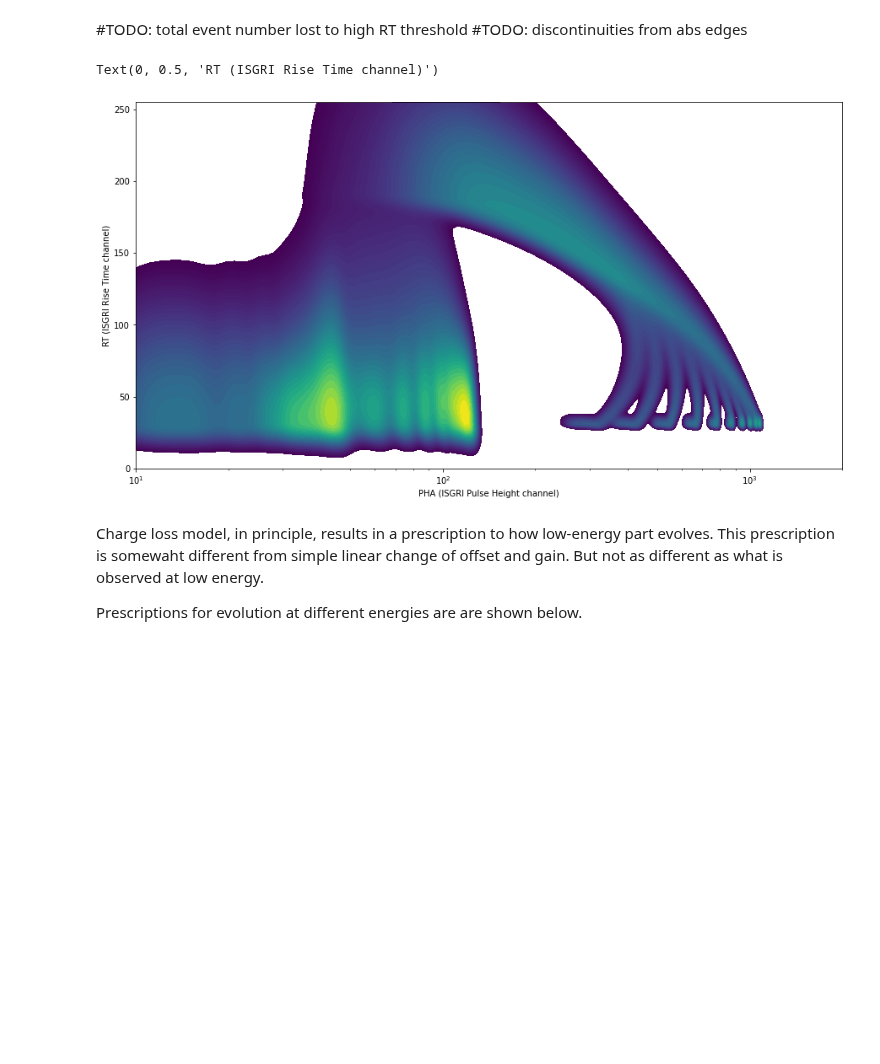
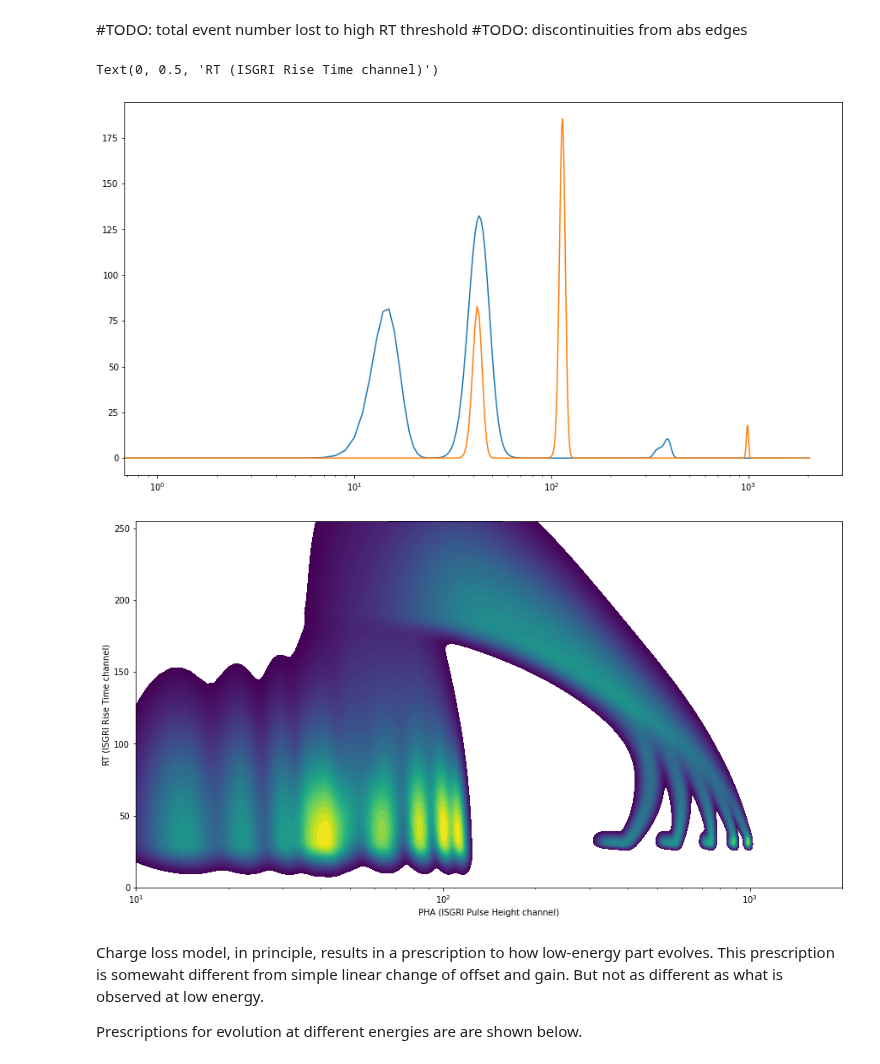
Before and after one commit to volodymyrss/integral-ibis-isgri-le-response, a Jupyter notebook: readme.ipynb, the cells around one changed output. Cells and saved outputs as stored; diff of their text form; code cells hidden in the pictures; blank space fills up the shorter version.

```diff
--- a/readme.ipynb
+++ b/readme.ipynb
@@ -120,46 +159,59 @@ Text(0, 0.5, 'RT (ISGRI Rise Time channel)')
 # %%
 bip = np.zeros_like(pha_2d, dtype=float)
 
-det_base = bipar_model.detector()
-
 lrt_lines = []
 
-for tau_loss_factor in np.logspace(-1.5, 0, 10):
+plt.figure(figsize=(15,8))
+
+for i_loss, tau_loss_factor in enumerate(np.logspace(-1., 0, 5)):
     det = bipar_model.detector()
     det.tau_e = det_base.tau_e * tau_loss_factor
+
+    this_loss_bip = np.zeros_like(bip)
 
     for en in [22, 59, 511]:
         _bip = bipar_model.make_bipar_monoenergetic(det, en).transpose()
 
         for rt1, rt2 in [(15,30), (50,70)]:
             ltr_bip = _bip[rt1:rt2, :].sum(0)
             lrt_lines.append(
                 dict(
                     rt1=rt1,
                     rt2=rt2,
                     energy=en,
                     tau_e=det.tau_e,
-                    mean_pha=np.sum(pha_2d[0,:]*ltr_bip)/np.sum(ltr_bip)
+                    mean_pha=np.sum(pha_2d[0,:]*ltr_bip)/np.sum(ltr_bip),
+                    _bip=_bip,
                 )
                 )
 
-        bip += _bip / np.nanquantile(_bip[_bip>_bip.max()/100].flatten(), 0.5)
+        this_loss_bip += _bip / np.nanquantile(_bip[_bip>_bip.max()/100].flatten(), 0.5)
 
+    bip += this_loss_bip
+
+    if i_loss % 4 == 0:
+        plt.plot(
+            pha_2d[0,:],
+            this_loss_bip[15:30,:].sum(0)
+        )
+
+plt.semilogx()
 
 plt.figure(figsize=(15, 8))
 plt.contourf(pha_2d, rt_2d, bip**0.5, levels=np.logspace(-1, 0)*np.nanmax(bip**0.5))
 
 plt.semilogx()
 plt.xlim([10, 2000])
 
 plt.xlabel('PHA (ISGRI Pulse Height channel)')
 plt.ylabel('RT (ISGRI Rise Time channel)')
 
 # for vl in vlines:
 #     plt.axvline(vl)
 # %% [output]
 Text(0, 0.5, 'RT (ISGRI Rise Time channel)')
-[figure, old version]
+[figure, new version]
+[figure, added]
 # %% [markdown]
 Charge loss model, in principle, results in a prescription to how low-energy part evolves. This prescription is somewaht different from simple linear change of offset and gain. But not as different as what is observed at low energy.
 
```
Also changed, not shown: parts of 25 cells of this notebook, 1 other file.
